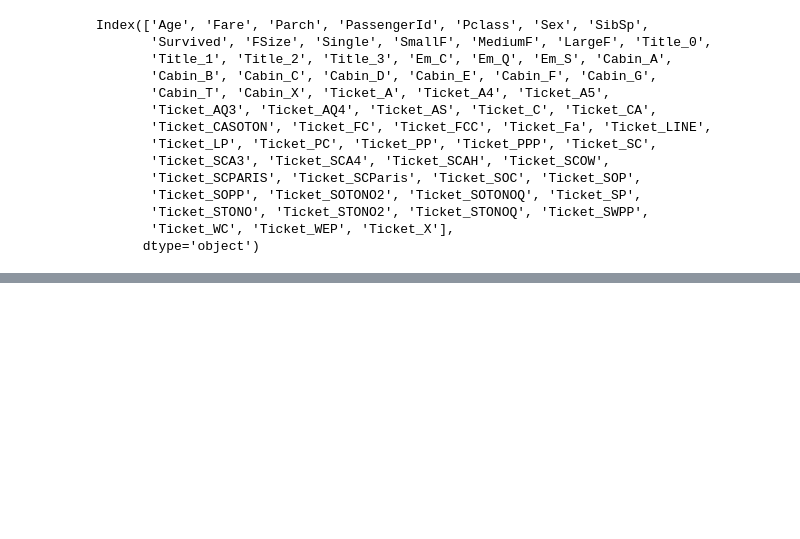
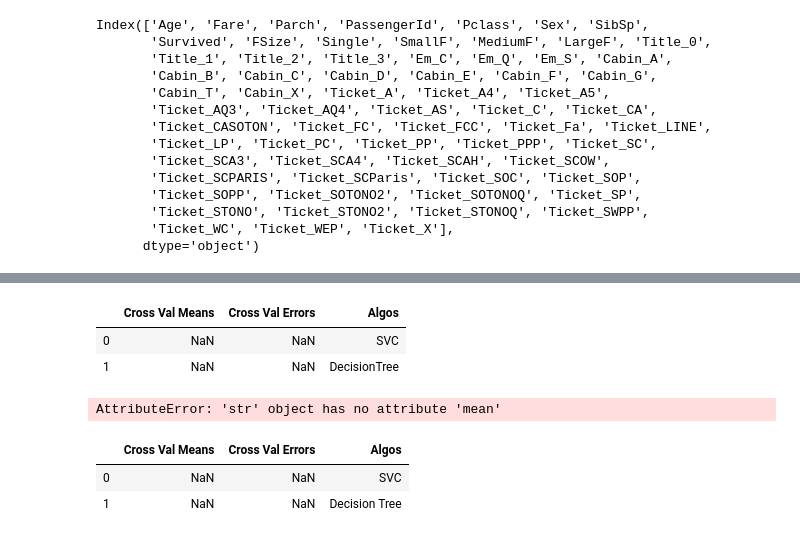
Before and after one commit to pksvv/25Jensemble, a Jupyter notebook: Titanic-Ensemble.ipynb, the cells around one changed output, grey strips where cells are left out. Saved outputs shown, nothing was run; the diff lists cells and outputs as text; code cells hidden in the pictures; blank space fills up the shorter version.

```diff
--- a/Titanic-Ensemble.ipynb
+++ b/Titanic-Ensemble.ipynb
@@ -695,0 +731,6 @@ Index(['Age', 'Fare', 'Parch', 'PassengerId', 'Pclass', 'Sex', 'SibSp',
+# %%
+train['Survived'] = train['Survived'].astype(int)
+
+y_train = train['Survived']
+
+X_train = train.drop('Survived',axis=1)
@@ -695,0 +741,8 @@ Index(['Age', 'Fare', 'Parch', 'PassengerId', 'Pclass', 'Sex', 'SibSp',
+# %%
+kfold = StratifiedKFold(n_splits=10)
+# %%
+random_state = 42
+classifiers = []
+
+classifiers.append(SVC(random_state=random_state))
+classifiers.append(DecisionTreeClassifier(random_state=random_state))
@@ -695,0 +762,30 @@ Index(['Age', 'Fare', 'Parch', 'PassengerId', 'Pclass', 'Sex', 'SibSp',
+# %%
+cv_results = []
+
+for classifier in classifiers:
+    cv_results.append(cross_val_score(classifier,X_train,y=y_train,scoring='accuracy',cv=kfold,n_jobs=4))
+# %%
+cv_results
+# %% [output]
+|  | Cross Val Means | Cross Val Errors | Algos |
+| 0 | NaN | NaN | SVC |
+| 1 | NaN | NaN | DecisionTree |
+# %%
+cv_means = []
+cv_std = []
+
+for cv_result in cv_results:
+    cv_means.append(cv_result.mean())
+    cv_std.append(cv_result.std())
+
+cv_results1 = pd.DataFrame({'Cross Val Means': cv_means, 'Cross Val Errors':cv_std,'Algos':['SVC','DecisionTree']})
+
+g = sns.barplot('Cross Val Means','Algos',data=cv_results1)
+# %% [output]
+AttributeError: 'str' object has no attribute 'mean'
+# %%
+cv_results1
+# %% [output]
+|  | Cross Val Means | Cross Val Errors | Algos |
+| 0 | NaN | NaN | SVC |
+| 1 | NaN | NaN | Decision Tree |
```
Also changed, not shown: parts of 14 cells of this notebook.
